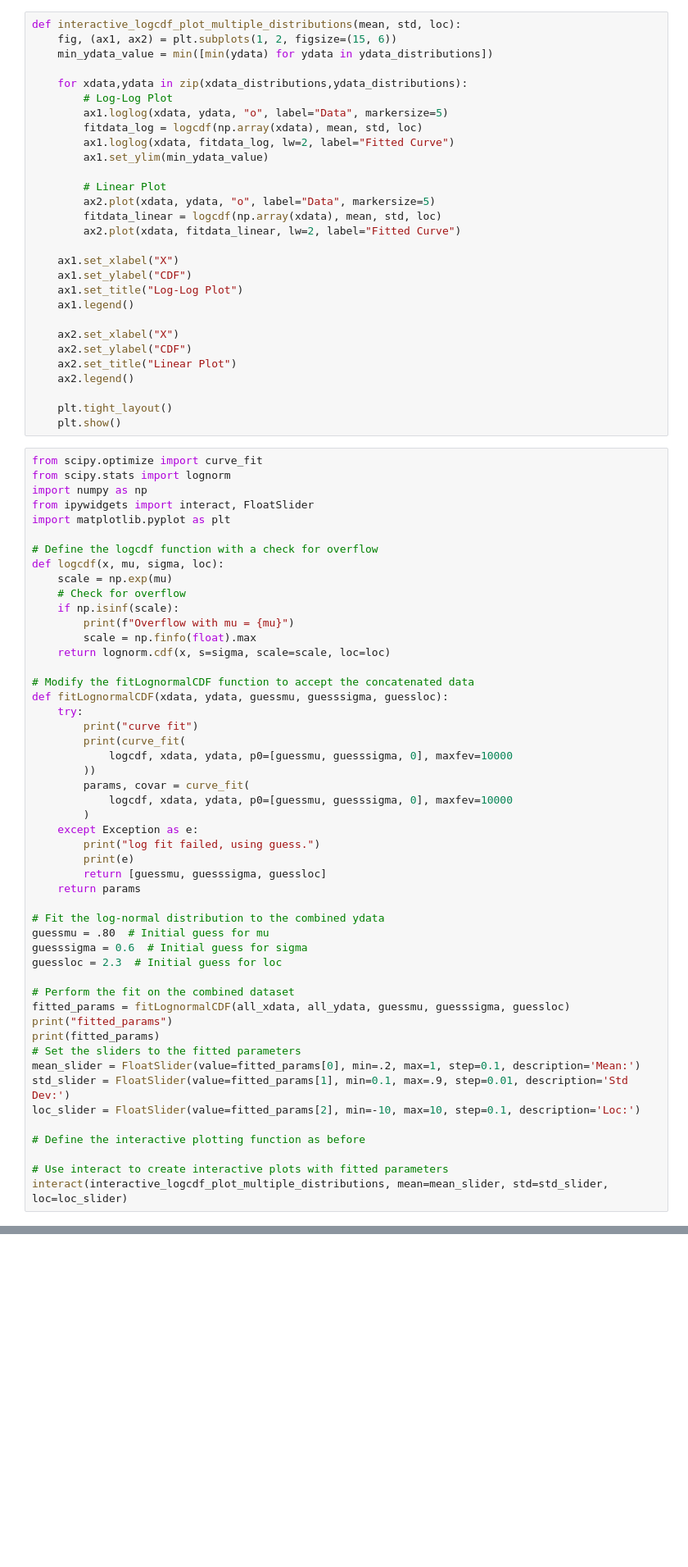
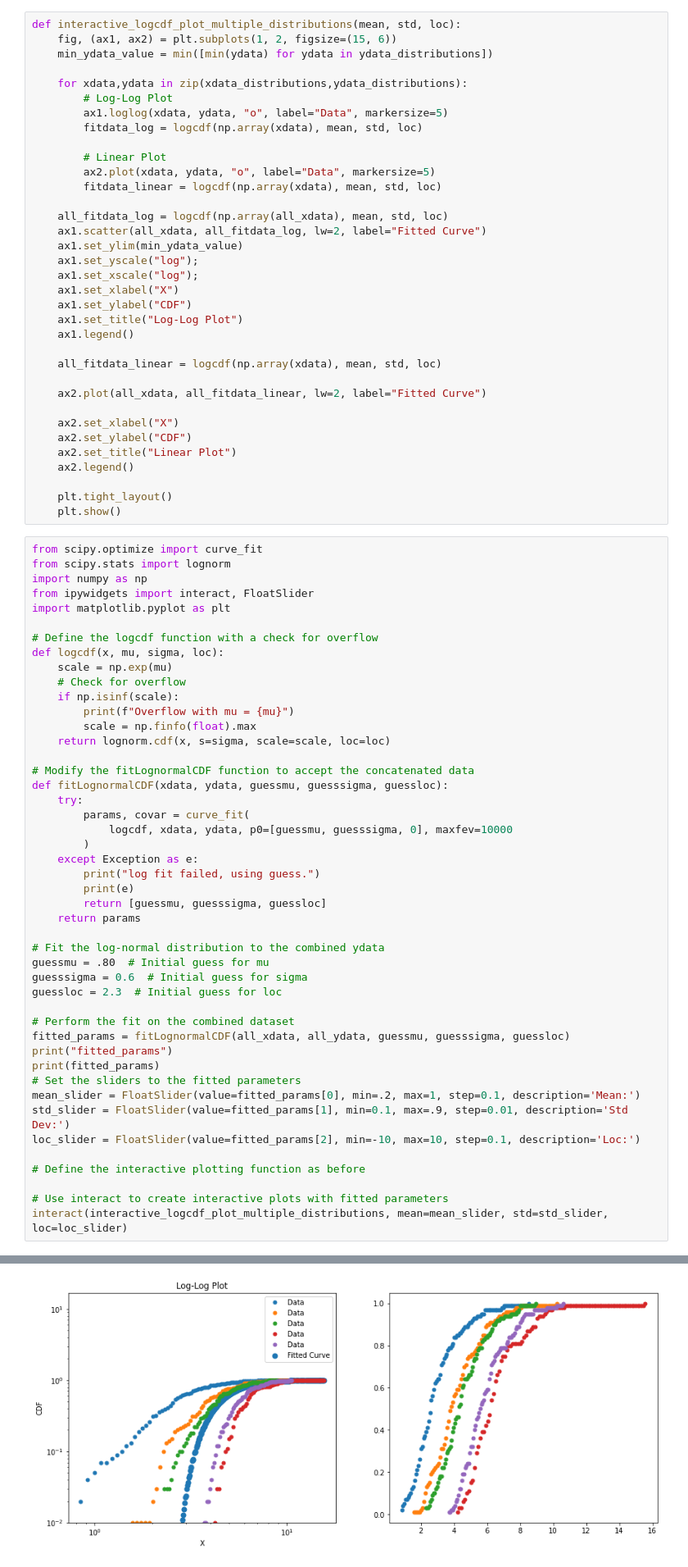
Before and after one commit to allfed/GeomagneticModel, a Jupyter notebook: Playing with logcdf.ipynb, the cells around one changed output, grey strips where cells are left out. Shown: that part at 82% size. Saved outputs shown, nothing was run; the diff lists cells and outputs as text; blank space fills up the shorter version.

```diff
--- a/Playing with logcdf.ipynb
+++ b/Playing with logcdf.ipynb
@@ -128,18 +69,24 @@ def interactive_logcdf_plot_multiple_distributions(mean, std, loc):
         # Log-Log Plot
         ax1.loglog(xdata, ydata, "o", label="Data", markersize=5)
         fitdata_log = logcdf(np.array(xdata), mean, std, loc)
-        ax1.loglog(xdata, fitdata_log, lw=2, label="Fitted Curve")
-        ax1.set_ylim(min_ydata_value)
 
         # Linear Plot
         ax2.plot(xdata, ydata, "o", label="Data", markersize=5)
         fitdata_linear = logcdf(np.array(xdata), mean, std, loc)
-        ax2.plot(xdata, fitdata_linear, lw=2, label="Fitted Curve")
 
+    all_fitdata_log = logcdf(np.array(all_xdata), mean, std, loc)
+    ax1.scatter(all_xdata, all_fitdata_log, lw=2, label="Fitted Curve")
+    ax1.set_ylim(min_ydata_value)
+    ax1.set_yscale("log");
+    ax1.set_xscale("log");
     ax1.set_xlabel("X")
     ax1.set_ylabel("CDF")
     ax1.set_title("Log-Log Plot")
     ax1.legend()
+
+    all_fitdata_linear = logcdf(np.array(xdata), mean, std, loc)
+
+    ax2.plot(all_xdata, all_fitdata_linear, lw=2, label="Fitted Curve")
 
     ax2.set_xlabel("X")
     ax2.set_ylabel("CDF")
@@ -167,10 +114,6 @@ def logcdf(x, mu, sigma, loc):
 # Modify the fitLognormalCDF function to accept the concatenated data
 def fitLognormalCDF(xdata, ydata, guessmu, guesssigma, guessloc):
     try:
-        print("curve fit")
-        print(curve_fit(
-            logcdf, xdata, ydata, p0=[guessmu, guesssigma, 0], maxfev=10000
-        ))
         params, covar = curve_fit(
             logcdf, xdata, ydata, p0=[guessmu, guesssigma, 0], maxfev=10000
         )
@@ -203,6 +145,7 @@ curve fit
 log fit failed, using guess.
 Optimal parameters not found: Number of calls to function has reached maxfev = 10000.
 fitted_params
 [0.8, 0.6, 2.3]
 Widget Javascript not detected.  It may not be installed or enabled properly. Reconnecting the current kernel may help.
 <function __main__.interactive_logcdf_plot_multiple_distributions(mean, std, loc)>
+[figure, added]
```
Also changed, not shown: parts of 6 cells of this notebook.
